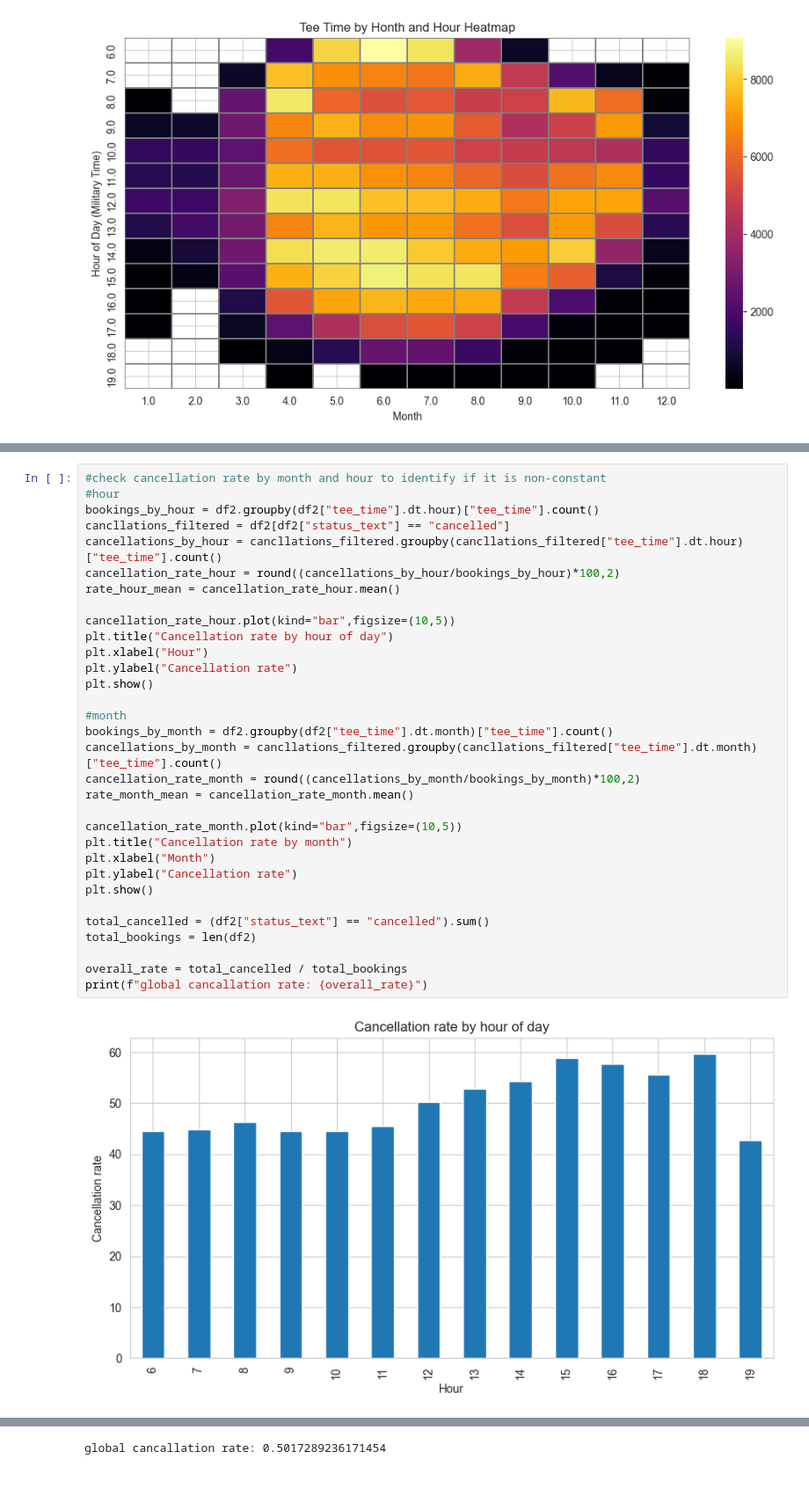
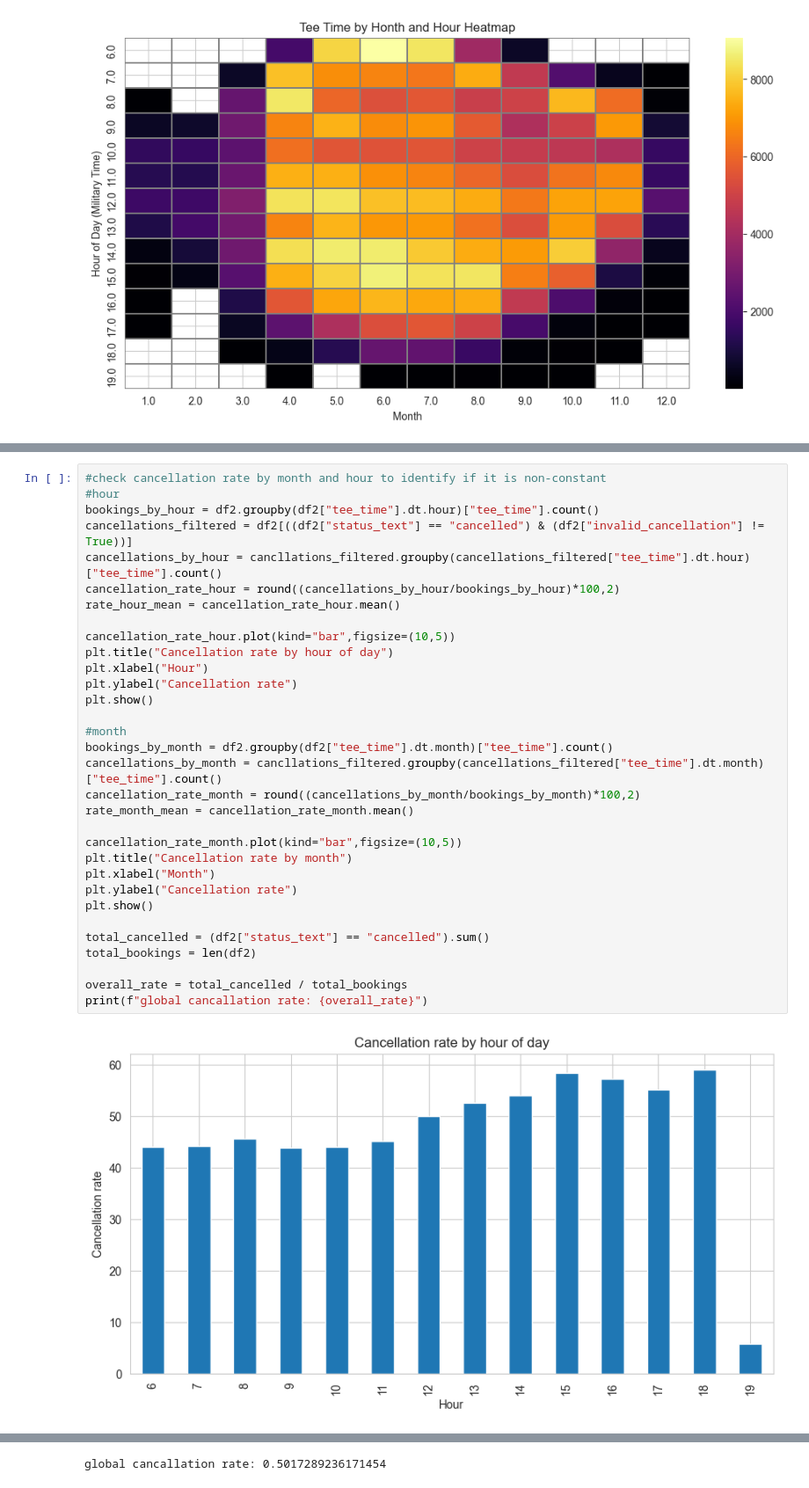
Before and after one commit to Dshaw630/bethpage-tee-time-analysis, a Jupyter notebook: notebooks/03_exploratory_analysis.ipynb, the cells around one changed output, grey strips where cells are left out. Shown at 88% size. Cells and saved outputs as stored; diff of their text form.

```diff
--- a/notebooks/03_exploratory_analysis.ipynb
+++ b/notebooks/03_exploratory_analysis.ipynb
@@ -321,34 +321,34 @@ plt.show()
 # %%
 #check cancellation rate by month and hour to identify if it is non-constant
 #hour
 bookings_by_hour = df2.groupby(df2["tee_time"].dt.hour)["tee_time"].count()
-cancllations_filtered = df2[df2["status_text"] == "cancelled"]
-cancellations_by_hour = cancllations_filtered.groupby(cancllations_filtered["tee_time"].dt.hour)["tee_time"].count()
+cancellations_filtered = df2[((df2["status_text"] == "cancelled") & (df2["invalid_cancellation"] != True))]
+cancellations_by_hour = cancllations_filtered.groupby(cancellations_filtered["tee_time"].dt.hour)["tee_time"].count()
 cancellation_rate_hour = round((cancellations_by_hour/bookings_by_hour)*100,2)
 rate_hour_mean = cancellation_rate_hour.mean()
 
 cancellation_rate_hour.plot(kind="bar",figsize=(10,5))
 plt.title("Cancellation rate by hour of day")
 plt.xlabel("Hour")
 plt.ylabel("Cancellation rate")
 plt.show()
 
 #month
 bookings_by_month = df2.groupby(df2["tee_time"].dt.month)["tee_time"].count()
-cancellations_by_month = cancllations_filtered.groupby(cancllations_filtered["tee_time"].dt.month)["tee_time"].count()
+cancellations_by_month = cancllations_filtered.groupby(cancellations_filtered["tee_time"].dt.month)["tee_time"].count()
 cancellation_rate_month = round((cancellations_by_month/bookings_by_month)*100,2)
 rate_month_mean = cancellation_rate_month.mean()
 
 cancellation_rate_month.plot(kind="bar",figsize=(10,5))
 plt.title("Cancellation rate by month")
 plt.xlabel("Month")
 plt.ylabel("Cancellation rate")
 plt.show()
 
 total_cancelled = (df2["status_text"] == "cancelled").sum()
 total_bookings = len(df2)
 
 overall_rate = total_cancelled / total_bookings
 print(f"global cancallation rate: {overall_rate}")
 # %% [output]
-[figure, old version]
+[figure, new version]
```
Also changed, not shown: parts of 4 cells of this notebook, 4 other files.
